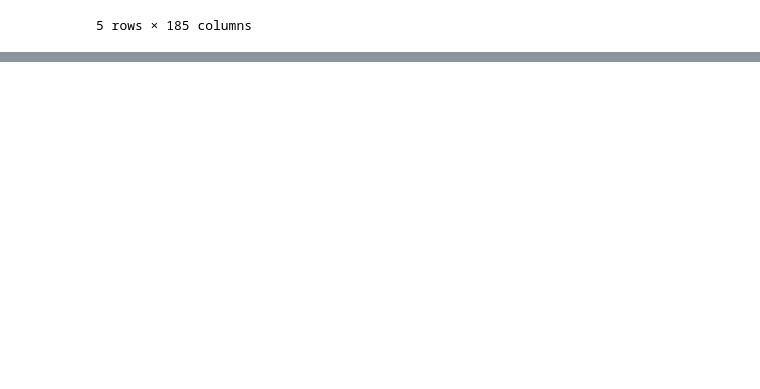
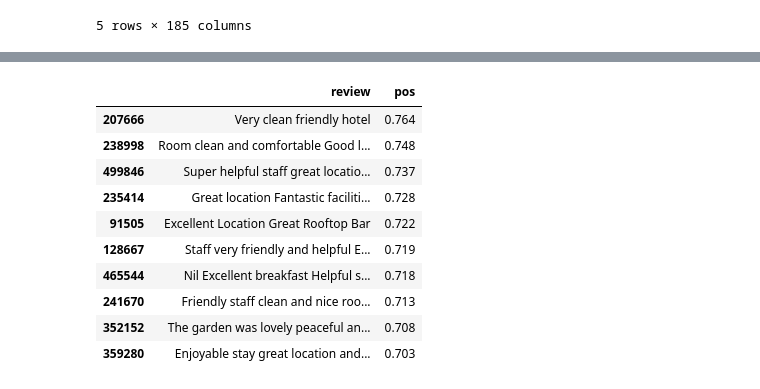
Before and after one commit to ArvindRajen/Conceptual_Analysis, a Jupyter notebook: Hotel_Reviews_EDA.ipynb, the cells around one changed output, grey strips where cells are left out. Saved outputs shown, nothing was run; the diff lists cells and outputs as text; code cells hidden in the pictures; blank space fills up the shorter version.

```diff
--- a/Hotel_Reviews_EDA.ipynb
+++ b/Hotel_Reviews_EDA.ipynb
@@ -488,0 +524,15 @@ reviews_df.head()
+# %%
+# highest positive sentiment reviews (with more than 5 words)
+reviews_df[reviews_df["nb_words"] >= 5].sort_values("pos", ascending = False)[["review", "pos"]].head(10)
+# %% [output]
+|  | review | pos |
+| 207666 | Very clean friendly hotel | 0.764 |
+| 238998 | Room clean and comfortable Good l... | 0.748 |
+| 499846 | Super helpful staff great locatio... | 0.737 |
+| 235414 | Great location Fantastic faciliti... | 0.728 |
+| 91505 | Excellent Location Great Rooftop Bar | 0.722 |
+| 128667 | Staff very friendly and helpful E... | 0.719 |
+| 465544 | Nil Excellent breakfast Helpful s... | 0.718 |
+| 241670 | Friendly staff clean and nice roo... | 0.713 |
+| 352152 | The garden was lovely peaceful an... | 0.708 |
+| 359280 | Enjoyable stay great location and... | 0.703 |
```
Also changed, not shown: parts of 3 cells of this notebook.
